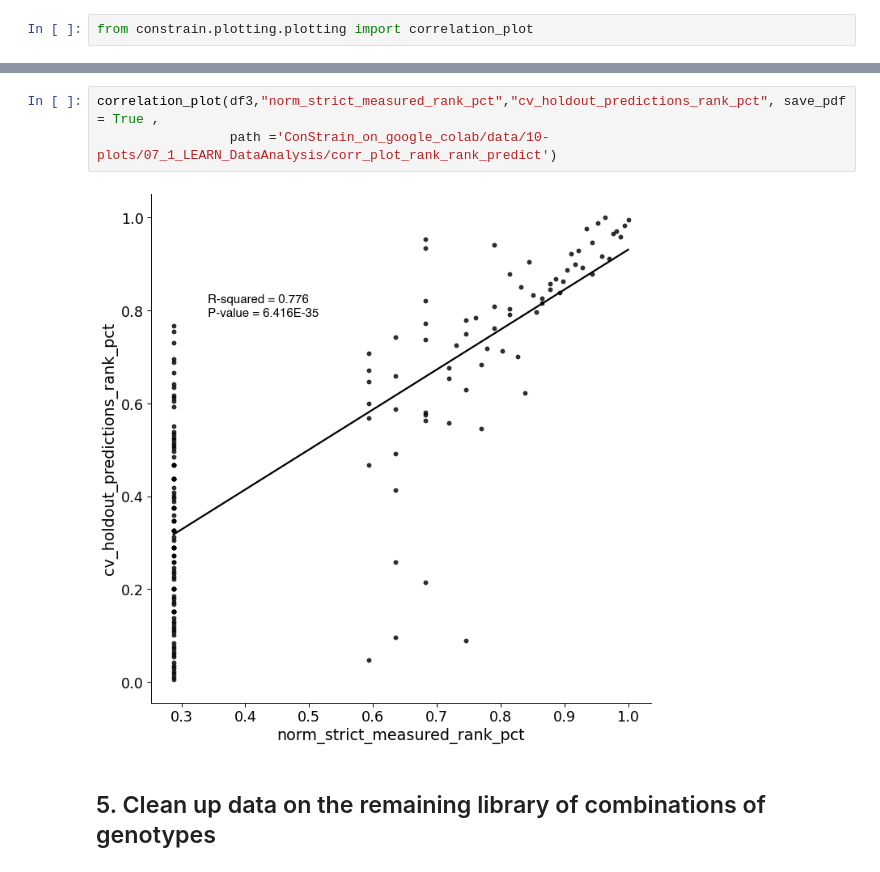
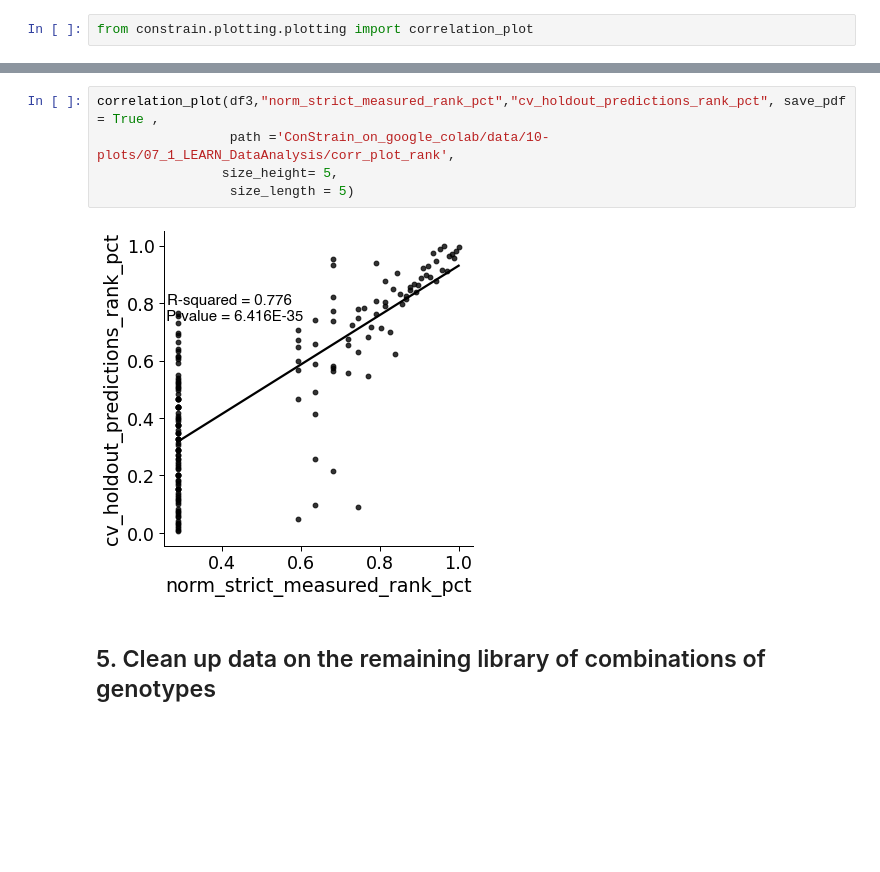
Before and after one commit to hiyama341/ConStrain, a Jupyter notebook: colab_notebooks/07_1_LEARN_DataAnalysis.ipynb, the cells around one changed output, grey strips where cells are left out. Saved outputs shown, nothing was run; the diff lists cells and outputs as text; blank space fills up the shorter version.

Commit message:
fixed corr plot

```diff
--- a/colab_notebooks/07_1_LEARN_DataAnalysis.ipynb
+++ b/colab_notebooks/07_1_LEARN_DataAnalysis.ipynb
@@ -602,8 +598,10 @@ from constrain.plotting.plotting import correlation_plot
 # %%
 correlation_plot(df3,"norm_strict_measured_rank_pct","cv_holdout_predictions_rank_pct", save_pdf = True ,
-                 path ='ConStrain_on_google_colab/data/10-plots/07_1_LEARN_DataAnalysis/corr_plot_rank_rank_predict')
+                 path ='ConStrain_on_google_colab/data/10-plots/07_1_LEARN_DataAnalysis/corr_plot_rank',
+                size_height= 5,
+                 size_length = 5)
 # %% [output]
-[figure, old version]
+[figure, new version]
 # %% [markdown]
 ## 5. Clean up data on the remaining library of combinations of genotypes
 # %%
```
Also changed, not shown: parts of 2 cells of this notebook.
